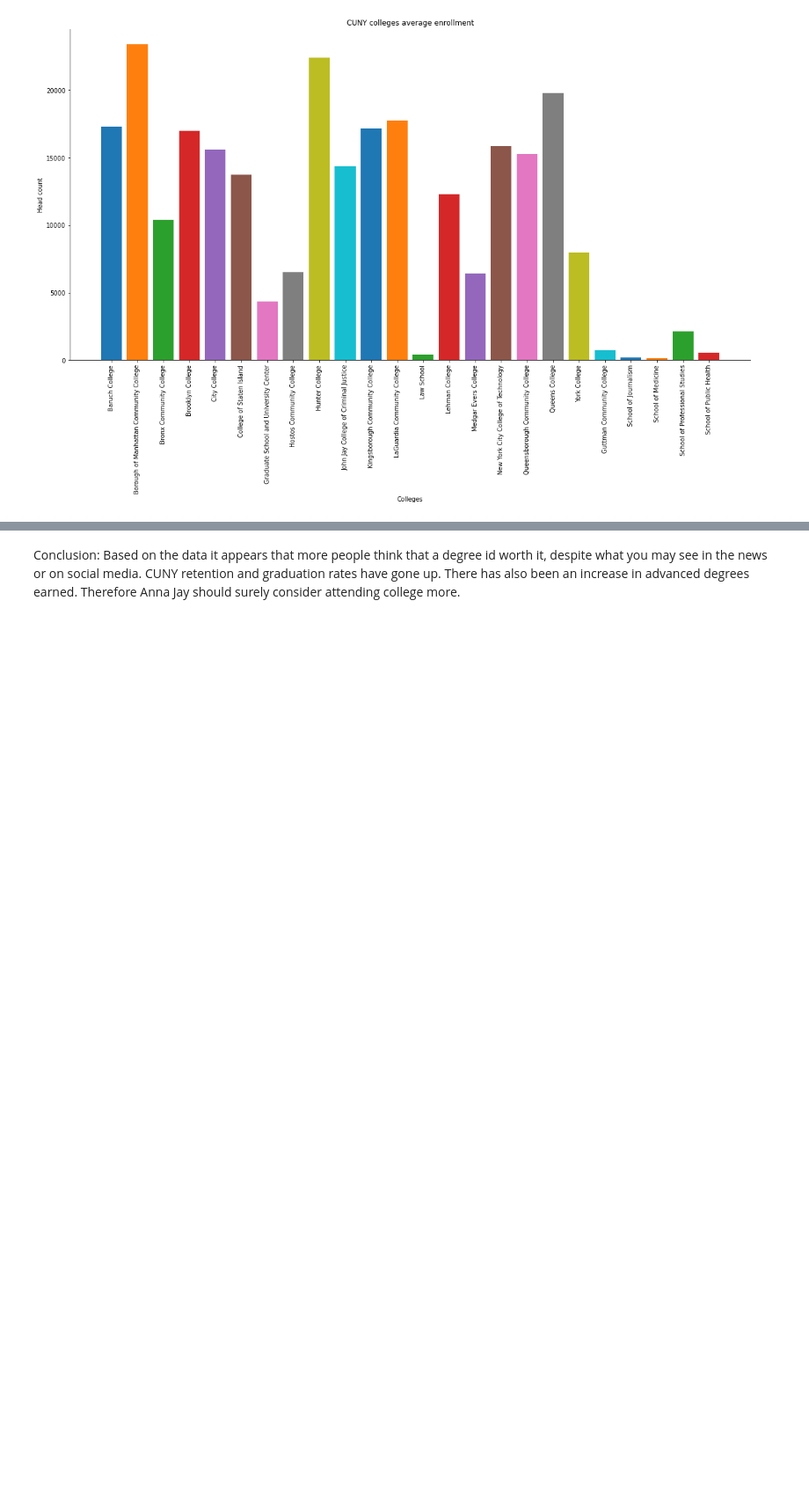
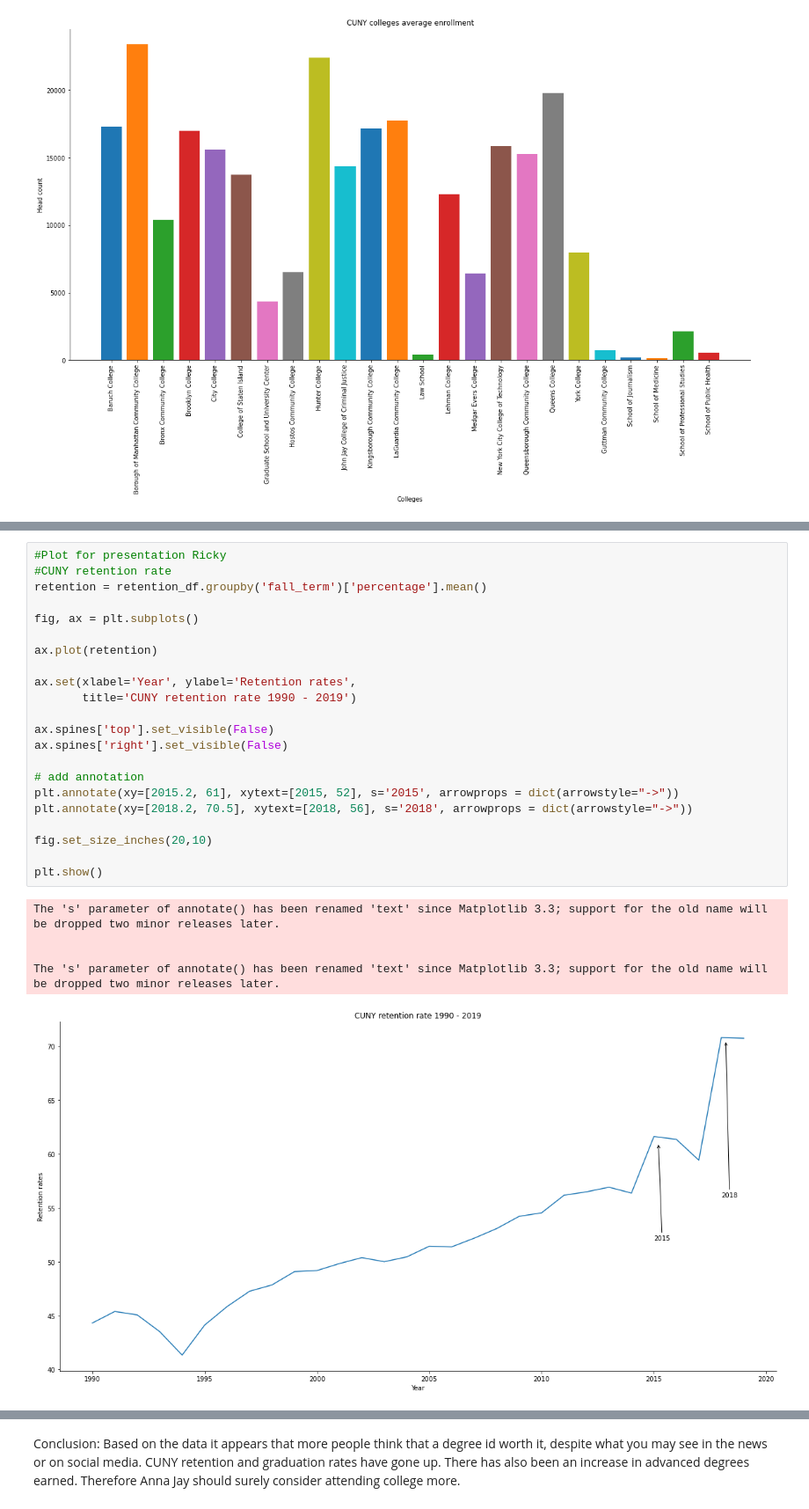
Before and after one commit to RaphCodec/CIS9655, a Jupyter notebook: Group 1 CIS 9655 StoryTelling.ipynb, the cells around one changed output, grey strips where cells are left out. Shown at 88% size. Cells and saved outputs as stored; diff of their text form; blank space fills up the shorter version.

```diff
--- a/Group 1 CIS 9655 StoryTelling.ipynb
+++ b/Group 1 CIS 9655 StoryTelling.ipynb
@@ -243,3 +298,31 @@ FixedFormatter should only be used together with FixedLocator
+# %%
+#Plot for presentation Ricky
+#CUNY retention rate
+retention = retention_df.groupby('fall_term')['percentage'].mean()
+
+fig, ax = plt.subplots()
+
+ax.plot(retention)
+
+ax.set(xlabel='Year', ylabel='Retention rates',
+       title='CUNY retention rate 1990 - 2019')
+
+ax.spines['top'].set_visible(False)
+ax.spines['right'].set_visible(False)
+
+# add annotation
+plt.annotate(xy=[2015.2, 61], xytext=[2015, 52], s='2015', arrowprops = dict(arrowstyle="->"))
+plt.annotate(xy=[2018.2, 70.5], xytext=[2018, 56], s='2018', arrowprops = dict(arrowstyle="->"))
+
+fig.set_size_inches(20,10)
+
+plt.show()
+# %% [output]
+The 's' parameter of annotate() has been renamed 'text' since Matplotlib 3.3; support for the old name will be dropped two minor releases later.
+
+
+The 's' parameter of annotate() has been renamed 'text' since Matplotlib 3.3; support for the old name will be dropped two minor releases later.
+[figure, added]
 # %%
 #Van
 #Plot for presentation
```
Also changed, not shown: parts of 2 cells of this notebook.
